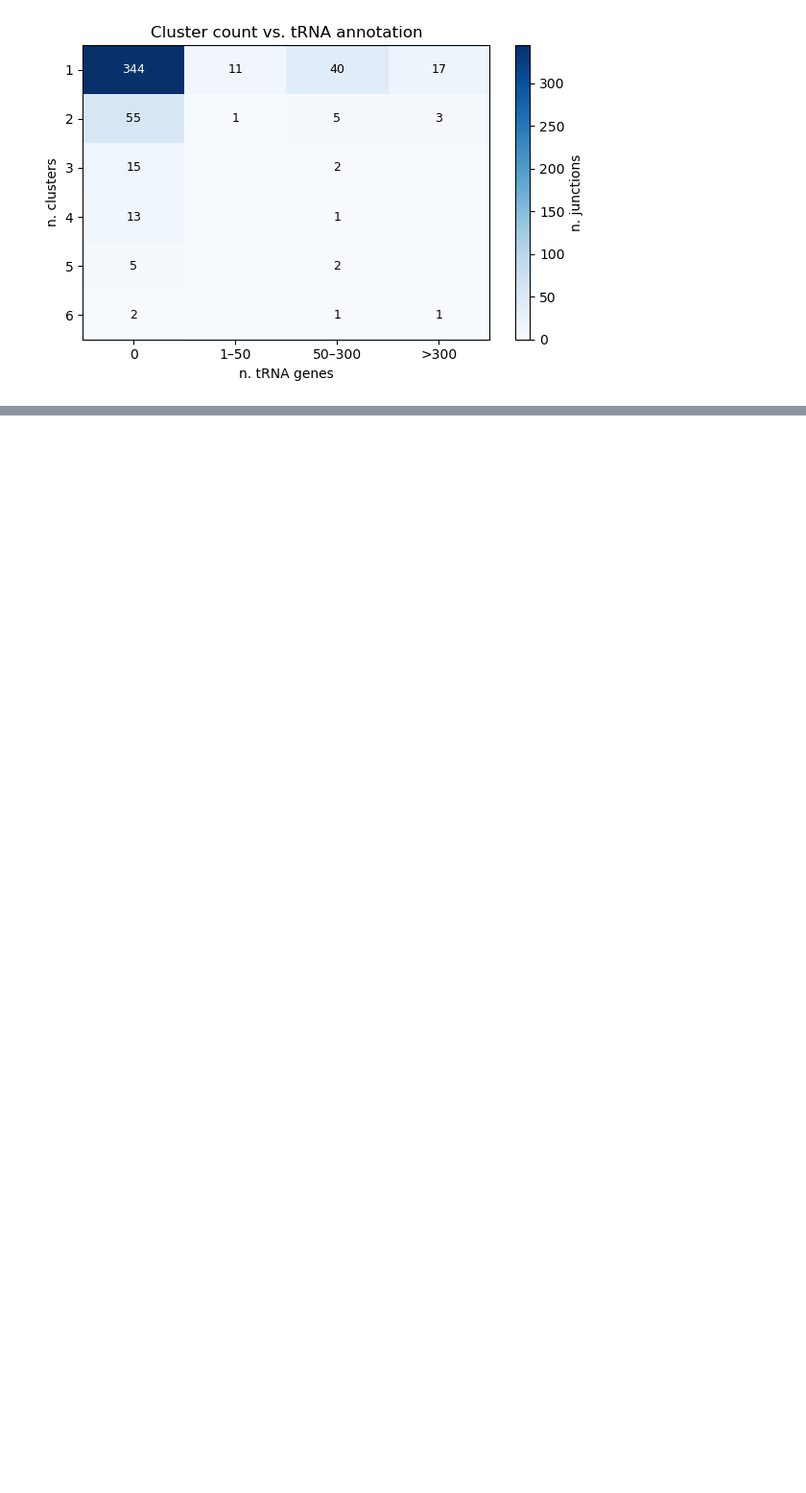
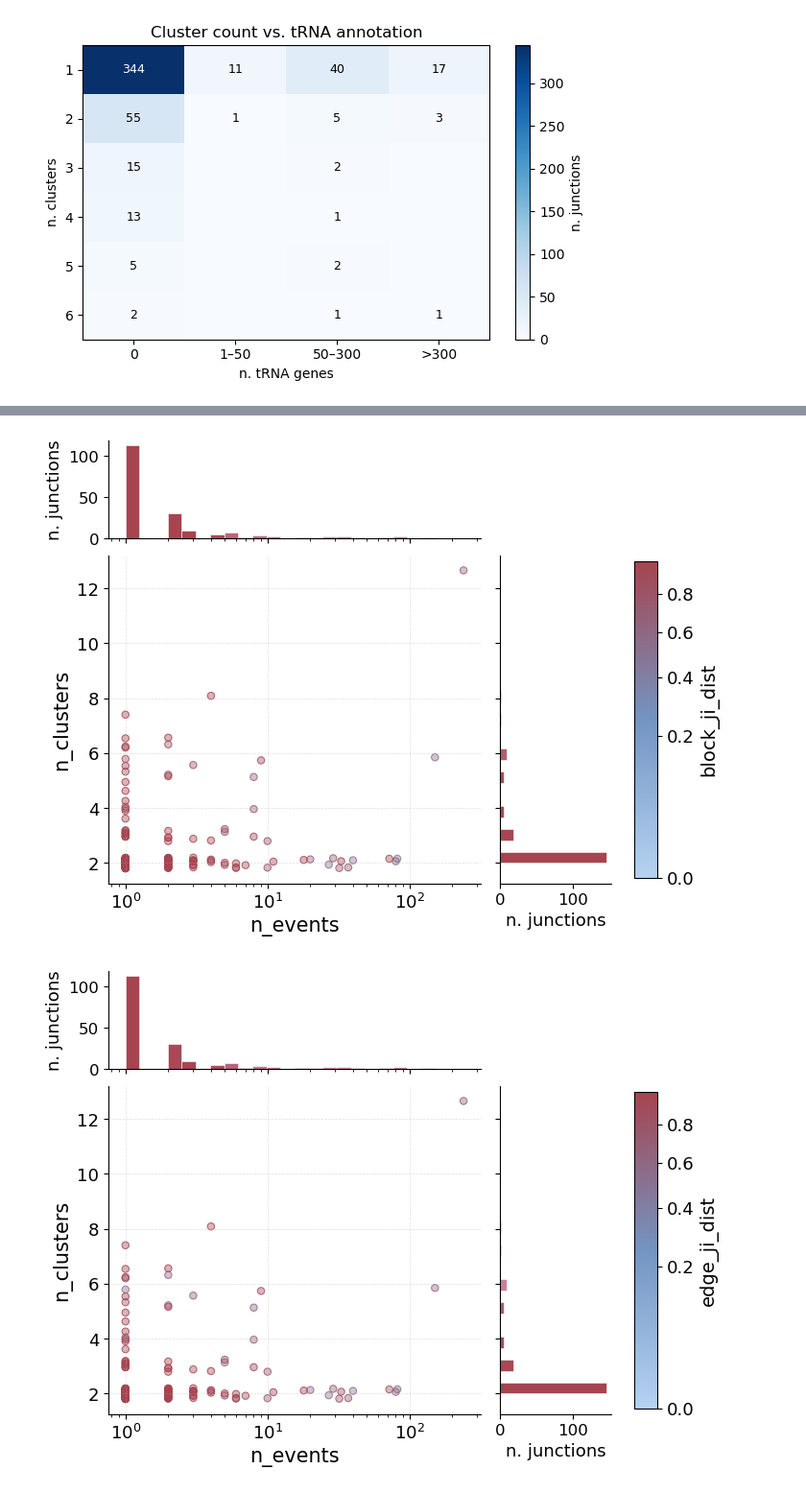
Before and after one commit to marie3003/junction_dataset, a Jupyter notebook: explore/relate_n_events_clusters.ipynb, the cells around one changed output, grey strips where cells are left out. Shown at 96% size. Saved outputs shown, nothing was run; the diff lists cells and outputs as text; code cells hidden in the pictures; blank space fills up the shorter version.

```diff
--- a/explore/relate_n_events_clusters.ipynb
+++ b/explore/relate_n_events_clusters.ipynb
@@ -106,0 +152,30 @@ plot_junction_heatmap(jdf_all, x_col="trna_cat", y_col="n_clusters", heatmap_col
+# %%
+fig, axes = plot_marginal_scatter(
+      jdf_all,
+      x_col="n_events",
+      y_col="n_clusters",
+      color_by_event_count="block_ji_dist",  # or "n_insertion", "n_deletion", etc.
+      filled=True,
+      fill_alpha=0.4,
+      edge_alpha=0.8,
+      log_color_scale=False,
+      power_norm_color_scale = True,
+      log_y = False
+  )
+
+fig, axes = plot_marginal_scatter(
+      jdf_all,
+      x_col="n_events",
+      y_col="n_clusters",
+      color_by_event_count="edge_ji_dist",  # or "n_insertion", "n_deletion", etc.
+      filled=True,
+      fill_alpha=0.4,
+      edge_alpha=0.8,
+      log_color_scale=False,
+      power_norm_color_scale = True,
+      log_x = True,
+      log_y = False,
+  )
+# %% [output]
+[figure, added]
+[figure, added]
```
Also changed, not shown: parts of 7 cells of this notebook, 9 other files.
